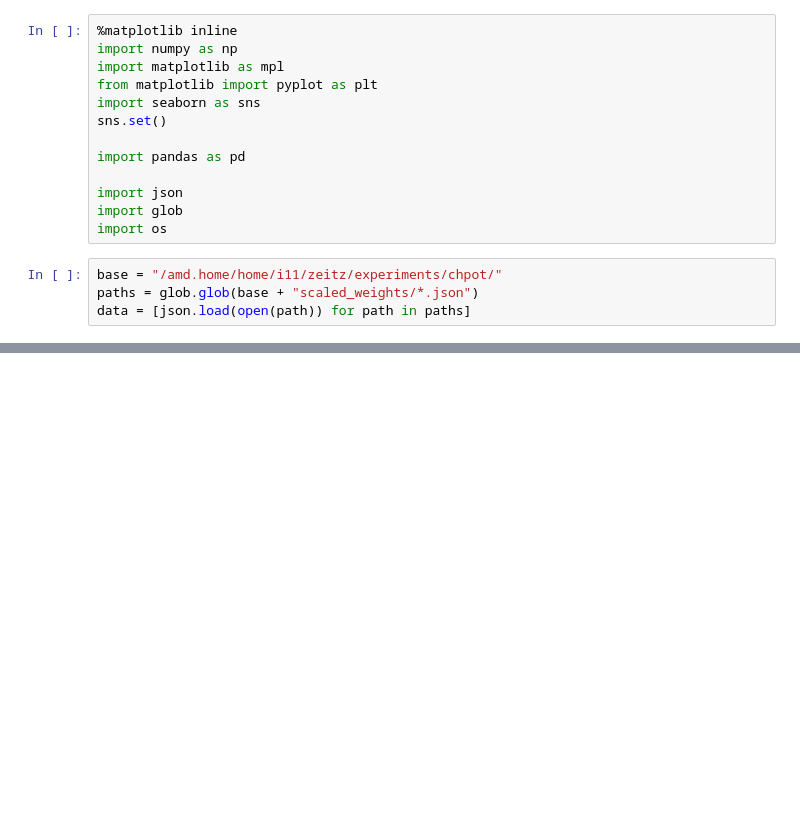
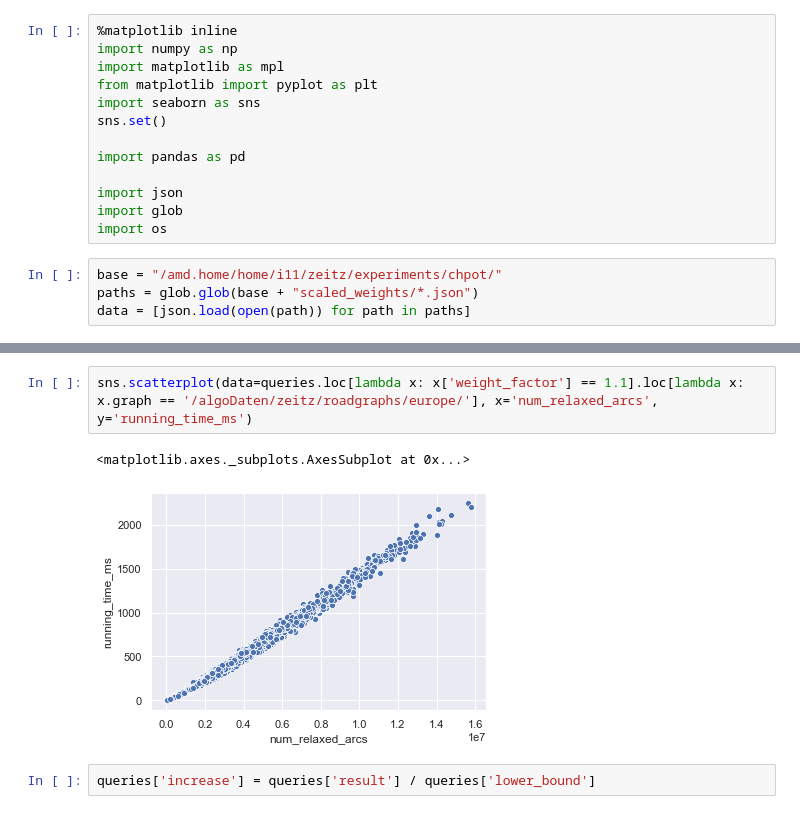
Before and after one commit to kit-algo/ch_potentials, a Jupyter notebook: eval/weight_scaling.ipynb, the cells around one changed output, grey strips where cells are left out. Saved outputs shown, nothing was run; the diff lists cells and outputs as text; blank space fills up the shorter version.

```diff
--- a/eval/weight_scaling.ipynb
+++ b/eval/weight_scaling.ipynb
@@ -31,0 +38,7 @@ g.get_figure().savefig('../paper/fig/scaled_weights.pdf')
+# %%
+sns.scatterplot(data=queries.loc[lambda x: x['weight_factor'] == 1.1].loc[lambda x: x.graph == '/algoDaten/zeitz/roadgraphs/europe/'], x='num_relaxed_arcs', y='running_time_ms')
+# %% [output]
+<matplotlib.axes._subplots.AxesSubplot at 0x...>
+[figure, added]
+# %%
+queries['increase'] = queries['result'] / queries['lower_bound']
```
Also changed, not shown: parts of 4 cells of this notebook, 10 other files.
